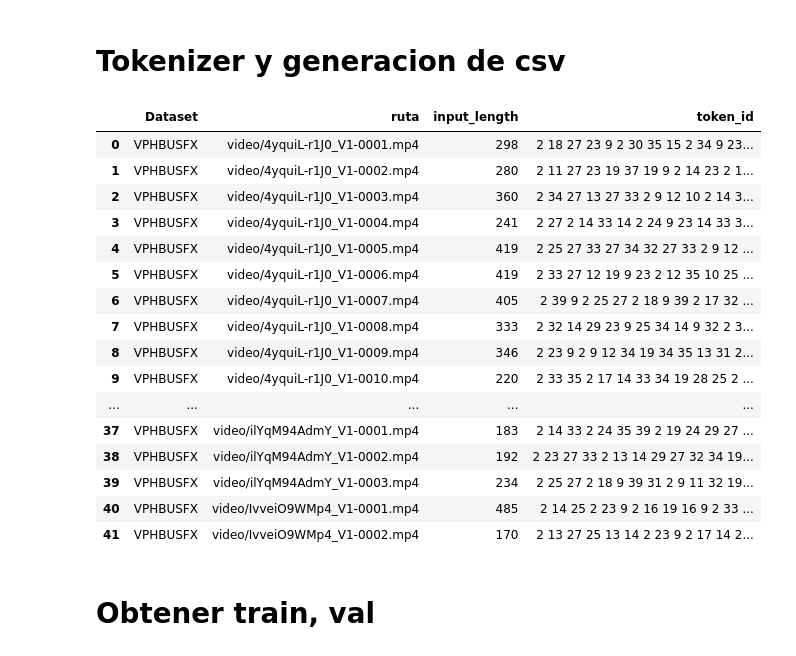
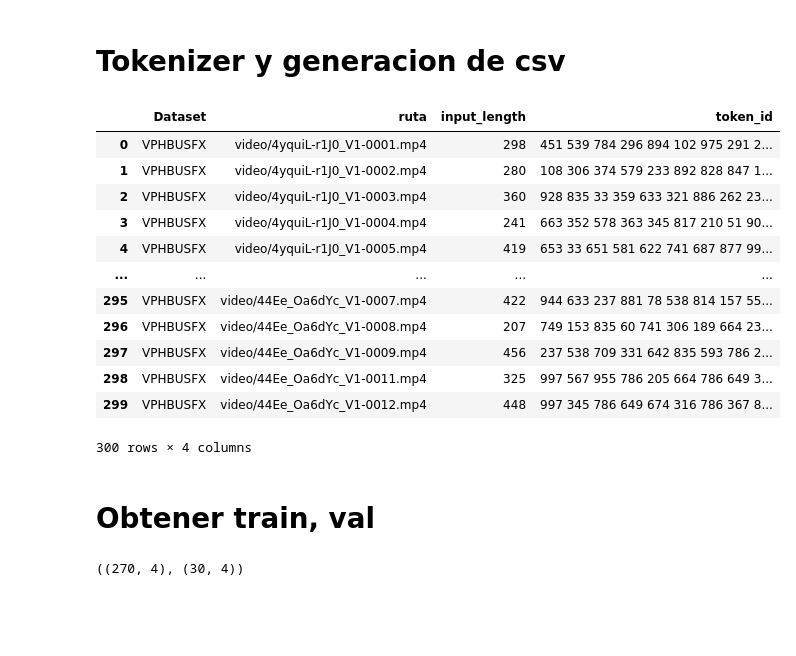
Before and after one commit to Daniel9ad/ProyectoSIS330-VSR, a Jupyter notebook: AVSR_preprocessing.ipynb, the cells around one changed output. Drawn from its saved outputs; the diff is of its cells as text; code cells hidden in the pictures; blank space fills up the shorter version.

```diff
--- a/AVSR_preprocessing.ipynb
+++ b/AVSR_preprocessing.ipynb
@@ -725,7 +726,7 @@ def save_vid_aud_txt(
         save2aud(dst_aud_filename, trim_aud_data, audio_sample_rate)
     # -- save text
     os.makedirs(os.path.dirname(dst_txt_filename), exist_ok=True)
-    f = open(dst_txt_filename, "w")
+    f = open(dst_txt_filename, "w", encoding="utf-8")
     f.write(f"{content}")
     f.close()
 
@@ -829,7 +830,8 @@ len(list_videos)
 # %%
 video_dataloader = AVSRDataLoader(modality="video", detector="retinaface", convert_gray=False)
+audio_dataloader = AVSRDataLoader(modality="audio")
 
-for data_filename in tqdm(list_videos):
+for data_filename in tqdm(list_videos[2:100]):
     print(data_filename)
     name = data_filename.split('.')[0]
     ruta = f'{ruta_videos}/{data_filename}'
@@ -837,10 +839,15 @@ for data_filename in tqdm(list_videos):
     text_data = obtener_texto(ruta, name)
     print(text_data)
     video_data = video_dataloader.load_data(ruta)
+    audio_data = audio_dataloader.load_data(ruta)
     # Guardar texto y video
     output_video_path = f'{ruta_dataset}/VPHBUSFX/video/{name}.mp4'
+    output_audio_path = f'{ruta_dataset}/VPHBUSFX/video/{name}.wav'
     output_text_path = f'{ruta_dataset}/VPHBUSFX/text/{name}.txt'
-    save_vid_txt(output_video_path, output_text_path,
-                 video_data, text_data)
+    # save_vid_txt(output_video_path, output_text_path,
+    #              video_data, text_data)
+    save_vid_aud_txt(output_video_path, output_audio_path, output_text_path,
+                    video_data, audio_data, text_data,
+                    video_fps=25, audio_sample_rate=16000)
     print('--------------------------------------------------------------------')
 # %% [output]
@@ -937,14 +894,14 @@ SP_MODEL_PATH = os.path.join(
     os.path.dirname(os.path.dirname(os.path.abspath(''))),
     "content",
     "unigram",
-    "unigram40.model",
+    "unigram1000.model",
 )
 
 DICT_PATH = os.path.join(
     os.path.dirname(os.path.dirname(os.path.abspath(''))),
     "content",
     "unigram",
-    "unigram40_units.txt",
+    "unigram1000_units.txt",
 )
 
 
@@ -988,36 +945,32 @@ text_transform = TextTransform()
 # %%
 ruta = "/content/drive/MyDrive/vsr/VPHB_USFX_preprocessing"
 # %%
-list_video_text = [[f'{ruta}/data/video/{name}.mp4',f'{ruta}/data/text/{name}.txt'] for name in [n.split('.')[0] for n in os.listdir(f'{ruta}/data/video')]]
+list_video_text = [[f'{ruta}/VPHBUSFX/video/{name}.mp4',f'{ruta}/VPHBUSFX/text/{name}.txt'] for name in [n.split('.')[0] for n in os.listdir(f'{ruta}/VPHBUSFX/video')]]
 list_csv = []
 for r_vid, r_text in tqdm(list_video_text):
     video = torchvision.io.read_video(r_vid, pts_unit="sec")[0].numpy()
     text = open(r_text, 'r').read()
     token_id_str = " ".join(
             map(str, [_.item() for _ in text_transform.tokenize(text)])
     )
     name_video = r_vid.split('/')[-1]
     list_csv.append(['VPHBUSFX', f'video/{name_video}', video.shape[0], token_id_str])
 df_csv = pd.DataFrame(list_csv, columns=['Dataset','ruta','input_length','token_id'])
-df_csv.to_csv(f'{ruta}/labels/VPHBUSFX.csv')
+df_csv.to_csv(f'{ruta}/labels/VPHBUSFX_unigram1000.csv')
 df_csv
 # %% [output]
 |  | Dataset | ruta | input_length | token_id |
-| 0 | VPHBUSFX | video/4yquiL-r1J0_V1-0001.mp4 | 298 | 2 18 27 23 9 2 30 35 15 2 34 9 23... |
-| 1 | VPHBUSFX | video/4yquiL-r1J0_V1-0002.mp4 | 280 | 2 11 27 23 19 37 19 9 2 14 23 2 1... |
-| 2 | VPHBUSFX | video/4yquiL-r1J0_V1-0003.mp4 | 360 | 2 34 27 13 27 33 2 9 12 10 2 14 3... |
-| 3 | VPHBUSFX | video/4yquiL-r1J0_V1-0004.mp4 | 241 | 2 27 2 14 33 14 2 24 9 23 14 33 3... |
-| 4 | VPHBUSFX | video/4yquiL-r1J0_V1-0005.mp4 | 419 | 2 25 27 33 27 34 32 27 33 2 9 12 ... |
-| 5 | VPHBUSFX | video/4yquiL-r1J0_V1-0006.mp4 | 419 | 2 33 27 12 19 9 23 2 12 35 10 25 ... |
-| 6 | VPHBUSFX | video/4yquiL-r1J0_V1-0007.mp4 | 405 | 2 39 9 2 25 27 2 18 9 39 2 17 32 ... |
-| 7 | VPHBUSFX | video/4yquiL-r1J0_V1-0008.mp4 | 333 | 2 32 14 29 23 9 25 34 14 9 32 2 3... |
-| 8 | VPHBUSFX | video/4yquiL-r1J0_V1-0009.mp4 | 346 | 2 23 9 2 9 12 34 19 34 35 13 31 2... |
-| 9 | VPHBUSFX | video/4yquiL-r1J0_V1-0010.mp4 | 220 | 2 33 35 2 17 14 33 34 19 28 25 2 ... |
+| 0 | VPHBUSFX | video/4yquiL-r1J0_V1-0001.mp4 | 298 | 451 539 784 296 894 102 975 291 2... |
+| 1 | VPHBUSFX | video/4yquiL-r1J0_V1-0002.mp4 | 280 | 108 306 374 579 233 892 828 847 1... |
+| 2 | VPHBUSFX | video/4yquiL-r1J0_V1-0003.mp4 | 360 | 928 835 33 359 633 321 886 262 23... |
+| 3 | VPHBUSFX | video/4yquiL-r1J0_V1-0004.mp4 | 241 | 663 352 578 363 345 817 210 51 90... |
+| 4 | VPHBUSFX | video/4yquiL-r1J0_V1-0005.mp4 | 419 | 653 33 651 581 622 741 687 877 99... |
 | ... | ... | ... | ... | ... |
-| 37 | VPHBUSFX | video/ilYqM94AdmY_V1-0001.mp4 | 183 | 2 14 33 2 24 35 39 2 19 24 29 27 ... |
-| 38 | VPHBUSFX | video/ilYqM94AdmY_V1-0002.mp4 | 192 | 2 23 27 33 2 13 14 29 27 32 34 19... |
-| 39 | VPHBUSFX | video/ilYqM94AdmY_V1-0003.mp4 | 234 | 2 25 27 2 18 9 39 31 2 9 11 32 19... |
-| 40 | VPHBUSFX | video/IvveiO9WMp4_V1-0001.mp4 | 485 | 2 14 25 2 23 9 2 16 19 16 9 2 33 ... |
-| 41 | VPHBUSFX | video/IvveiO9WMp4_V1-0002.mp4 | 170 | 2 13 27 25 13 14 2 23 9 2 17 14 2... |
+| 295 | VPHBUSFX | video/44Ee_Oa6dYc_V1-0007.mp4 | 422 | 944 633 237 881 78 538 814 157 55... |
+| 296 | VPHBUSFX | video/44Ee_Oa6dYc_V1-0008.mp4 | 207 | 749 153 835 60 741 306 189 664 23... |
+| 297 | VPHBUSFX | video/44Ee_Oa6dYc_V1-0009.mp4 | 456 | 237 538 709 331 642 835 593 786 2... |
+| 298 | VPHBUSFX | video/44Ee_Oa6dYc_V1-0011.mp4 | 325 | 997 567 955 786 205 664 786 649 3... |
+| 299 | VPHBUSFX | video/44Ee_Oa6dYc_V1-0012.mp4 | 448 | 997 345 786 649 674 316 786 367 8... |
+300 rows × 4 columns
 # %% [markdown]
 # Obtener train, val
@@ -1024 +982,5 @@ df_csv
+# %%
+df_train.shape, df_test.shape
+# %% [output]
+((270, 4), (30, 4))
 # %%
```
Also changed, not shown: parts of 7 cells of this notebook, 36 other files.
